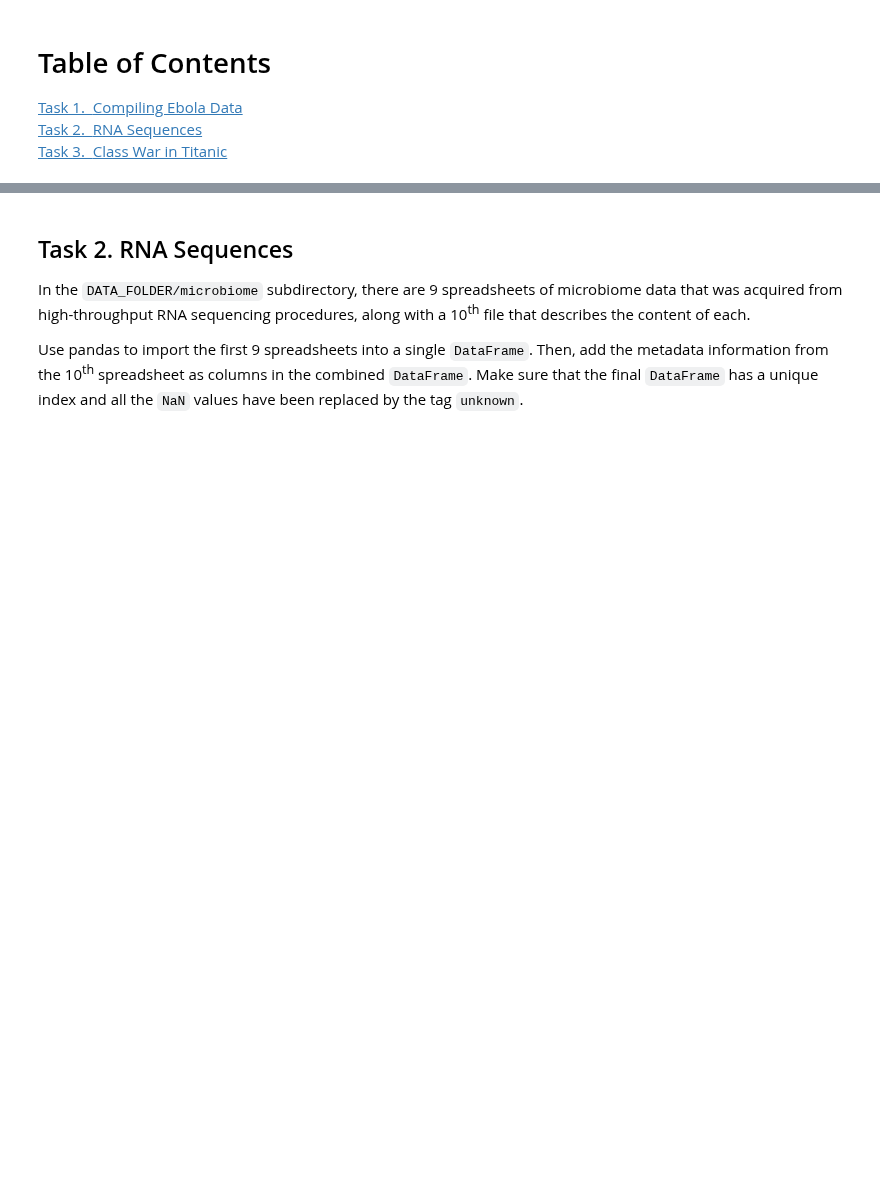
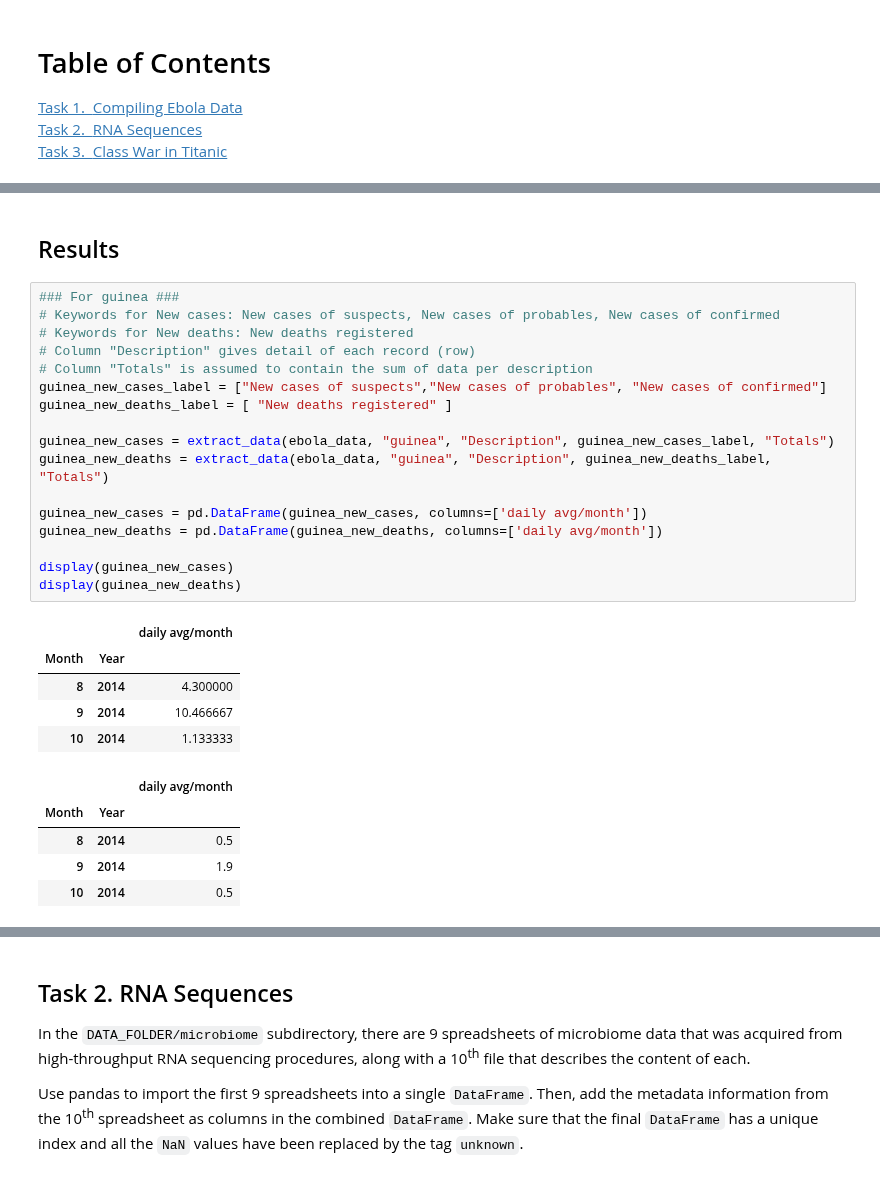
Before and after one commit to sanadhis/ADA-2017, a Jupyter notebook: 01 - Pandas and Data Wrangling/Homework 1.ipynb, the cells around one changed output, grey strips where cells are left out. Saved outputs shown, nothing was run; the diff lists cells and outputs as text; blank space fills up the shorter version.

```diff
--- a/01 - Pandas and Data Wrangling/Homework 1.ipynb
+++ b/01 - Pandas and Data Wrangling/Homework 1.ipynb
@@ -18,0 +148,30 @@ data = pd.read_csv(DATA_FOLDER + '/ebola')
+# %% [markdown]
+## Results
+# %%
+### For guinea ###
+# Keywords for New cases: New cases of suspects, New cases of probables, New cases of confirmed
+# Keywords for New deaths: New deaths registered
+# Column "Description" gives detail of each record (row)
+# Column "Totals" is assumed to contain the sum of data per description
+guinea_new_cases_label = ["New cases of suspects","New cases of probables", "New cases of confirmed"]
+guinea_new_deaths_label = [ "New deaths registered" ]
+
+guinea_new_cases = extract_data(ebola_data, "guinea", "Description", guinea_new_cases_label, "Totals")
+guinea_new_deaths = extract_data(ebola_data, "guinea", "Description", guinea_new_deaths_label, "Totals")
+
+guinea_new_cases = pd.DataFrame(guinea_new_cases, columns=['daily avg/month'])
+guinea_new_deaths = pd.DataFrame(guinea_new_deaths, columns=['daily avg/month'])
+
+display(guinea_new_cases)
+display(guinea_new_deaths)
+# %% [output]
+|  |  | daily avg/month |
+| Month | Year |  |
+| 8 | 2014 | 4.300000 |
+| 9 | 2014 | 10.466667 |
+| 10 | 2014 | 1.133333 |
+|  |  | daily avg/month |
+| Month | Year |  |
+| 8 | 2014 | 0.5 |
+| 9 | 2014 | 1.9 |
+| 10 | 2014 | 0.5 |
```
Also changed, not shown: parts of 13 cells of this notebook, 1 other file.
